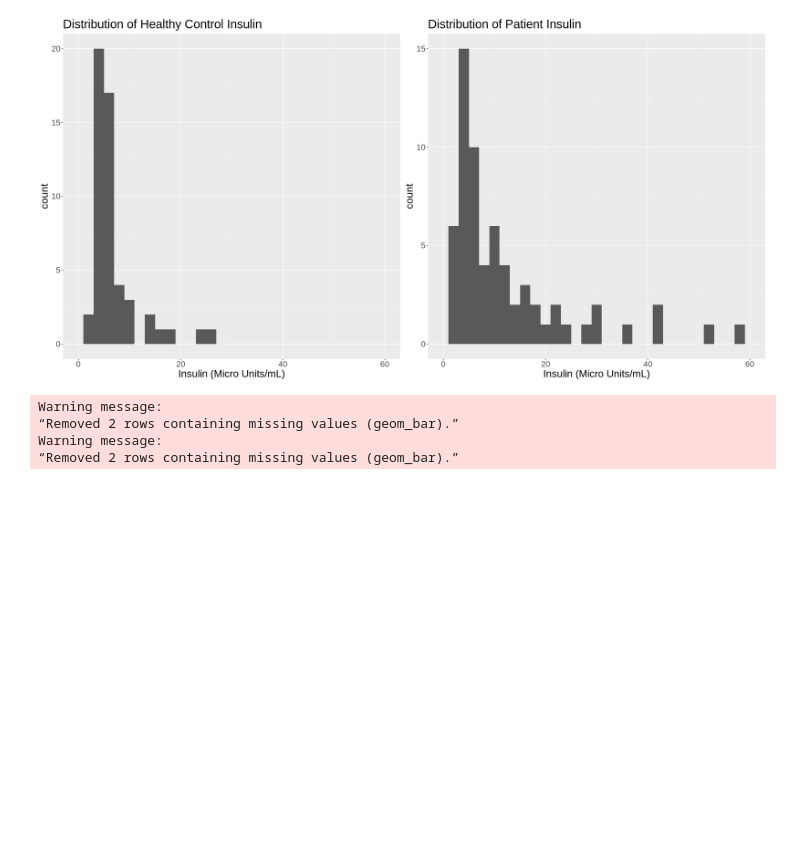
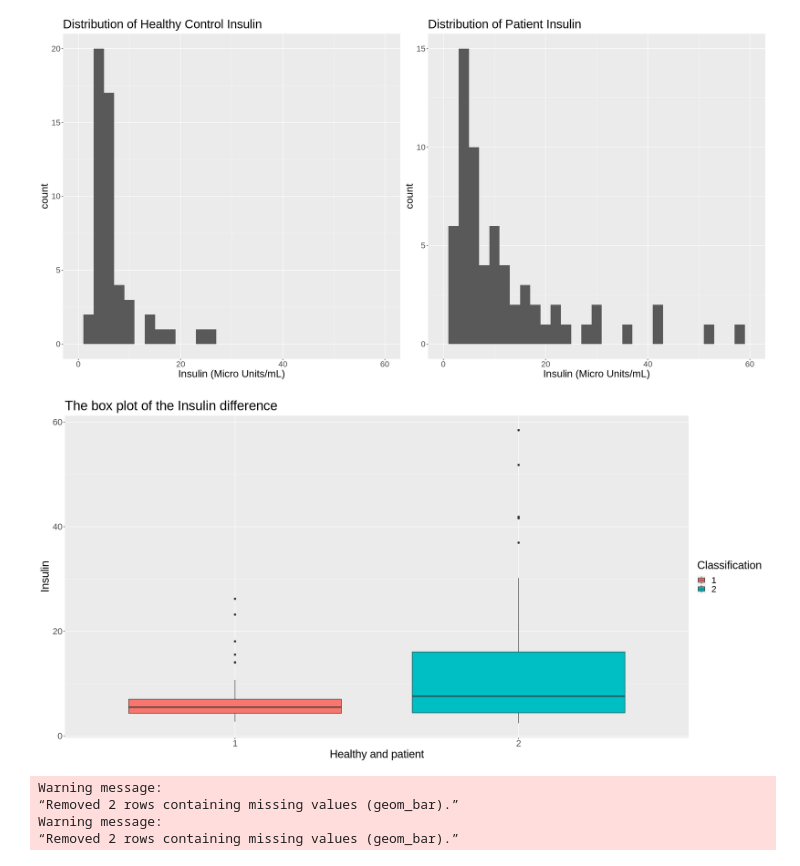
Before and after one commit to cpan0/breast-cancer-coimbra-dataset, a Jupyter notebook: final-report.ipynb, the cells around one changed output. Drawn from its saved outputs; the diff is of its cells as text; code cells hidden in the pictures; blank space fills up the shorter version.

Commit message:
add box plot

```diff
--- a/final-report.ipynb
+++ b/final-report.ipynb
@@ -159,6 +159,20 @@ Warning message:
 Warning message:
 “Removed 2 rows containing missing values (geom_bar).”
 [figure]
+# %%
+Insulin_boxplots <-
+    cancer %>%
+    mutate(Classification = as.factor(Classification)) %>%
+    ggplot() +
+    geom_boxplot(aes(x =  Classification, y = Insulin, fill = Classification)) +
+    theme(text = element_text(size = 22)) +
+    ggtitle("The box plot of the Insulin difference") +
+    xlab("Healthy and patient") +
+    ylab("Insulin")
+
+Insulin_boxplots
+# %% [output]
+[figure, added]
 # %%
 control_mcp_plot <- control %>%
     ggplot(aes(x = MCP.1)) +
```
Also changed, not shown: parts of 3 cells of this notebook.
